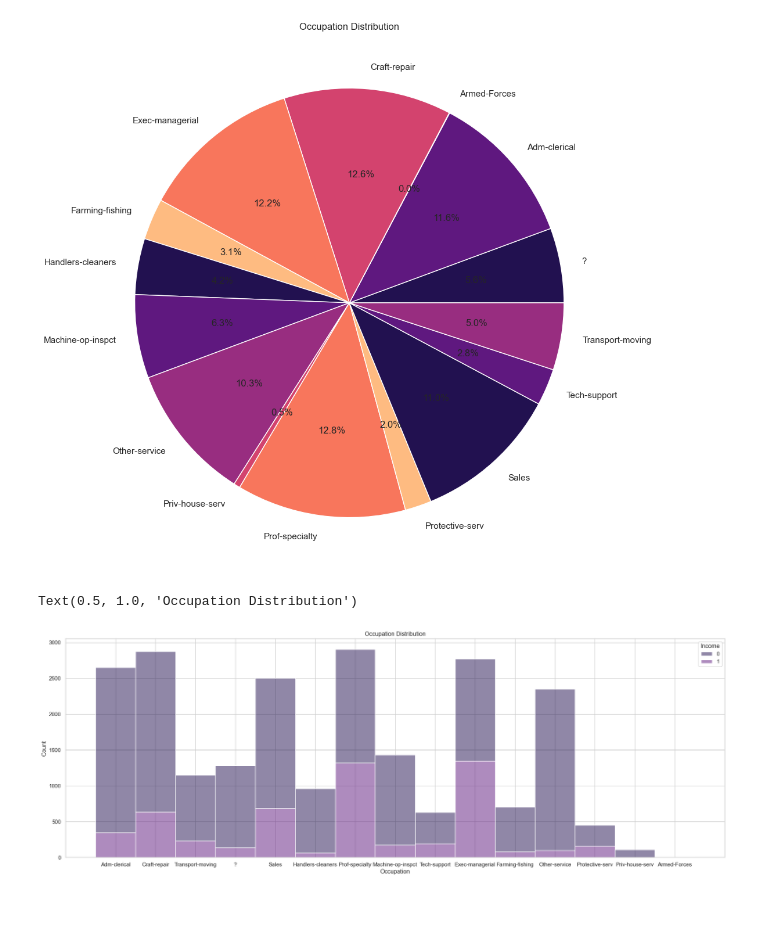
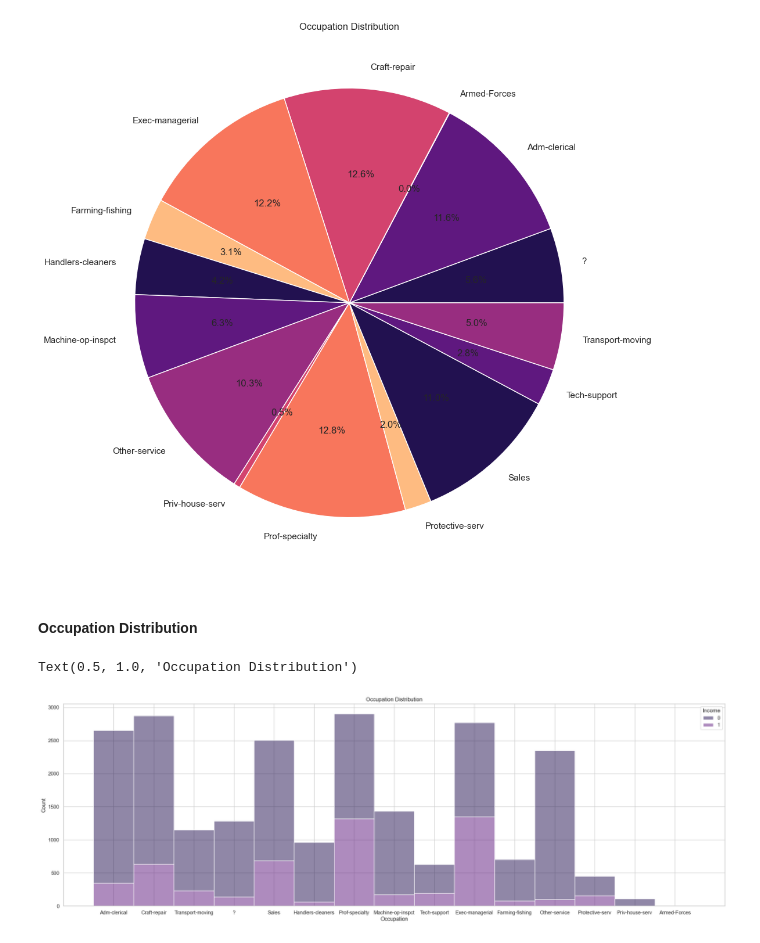
Before and after one commit to Laihb1106205841/CS311-AI-Peoject3-XGBoost, a Jupyter notebook: Visualization.ipynb, the cells around one changed output. Drawn from its saved outputs; the diff is of its cells as text; code cells hidden in the pictures; blank space fills up the shorter version.

```diff
--- a/Visualization.ipynb
+++ b/Visualization.ipynb
@@ -346,11 +393,13 @@ Transport-moving     1150
 dtype: int64
 Text(0.5, 1.0, 'Occupation Distribution')
 [figure]
+# %% [markdown]
+#### Occupation Distribution
 # %%
-plt.figure(figsize=(24, 8))
+plt.figure(figsize=(26, 8))
 sns.histplot(data=train_data, x='occupation', hue='Income', multiple='stack', alpha=0.5)
 plt.xlabel('Occupation')
 plt.title('Occupation Distribution')
 # %% [output]
 Text(0.5, 1.0, 'Occupation Distribution')
-[figure, old version]
+[figure, new version]
```
Also changed, not shown: parts of 35 cells of this notebook, 5 other files.
